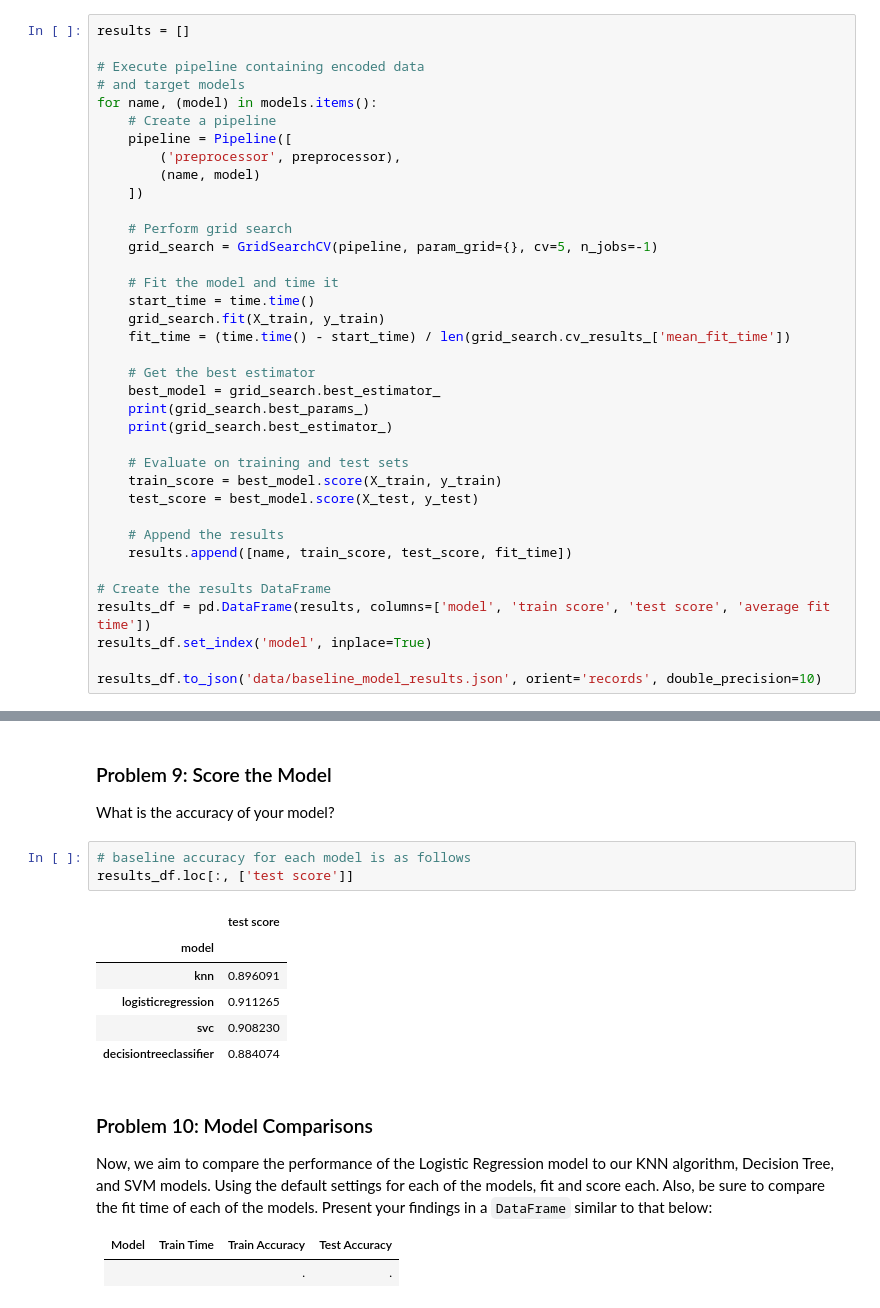
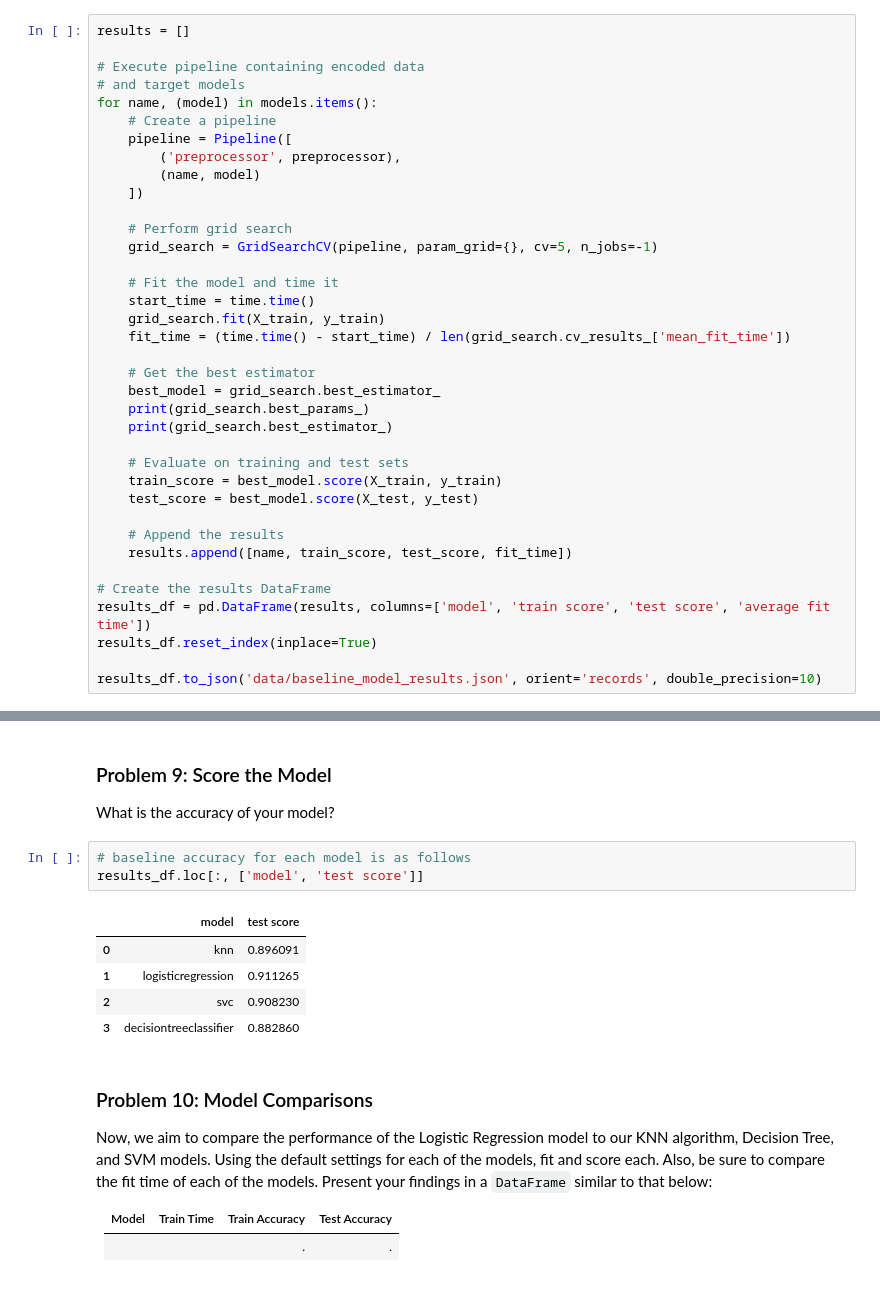
Before and after one commit to codemonkey1101/module-17, a Jupyter notebook: prompt_III.ipynb, the cells around one changed output, grey strips where cells are left out. Cells and saved outputs as stored; diff of their text form.

```diff
--- a/prompt_III.ipynb
+++ b/prompt_III.ipynb
@@ -280,7 +280,7 @@ for name, (model) in models.items():
 
 # Create the results DataFrame
 results_df = pd.DataFrame(results, columns=['model', 'train score', 'test score', 'average fit time'])
-results_df.set_index('model', inplace=True)
+results_df.reset_index(inplace=True)
 
 results_df.to_json('data/baseline_model_results.json', orient='records', double_precision=10)
 # %% [output]
@@ -313,14 +313,13 @@ Use Logistic Regression to build a basic model on your data.
 What is the accuracy of your model?
 # %%
 # baseline accuracy for each model is as follows
-results_df.loc[:, ['test score']]
+results_df.loc[:, ['model', 'test score']]
 # %% [output]
-|  | test score |
-| model |  |
-| knn | 0.896091 |
-| logisticregression | 0.911265 |
-| svc | 0.908230 |
-| decisiontreeclassifier | 0.884074 |
+|  | model | test score |
+| 0 | knn | 0.896091 |
+| 1 | logisticregression | 0.911265 |
+| 2 | svc | 0.908230 |
+| 3 | decisiontreeclassifier | 0.882860 |
 # %% [markdown]
 ### Problem 10: Model Comparisons
 
```
Also changed, not shown: parts of 17 cells of this notebook, 3 other files.
